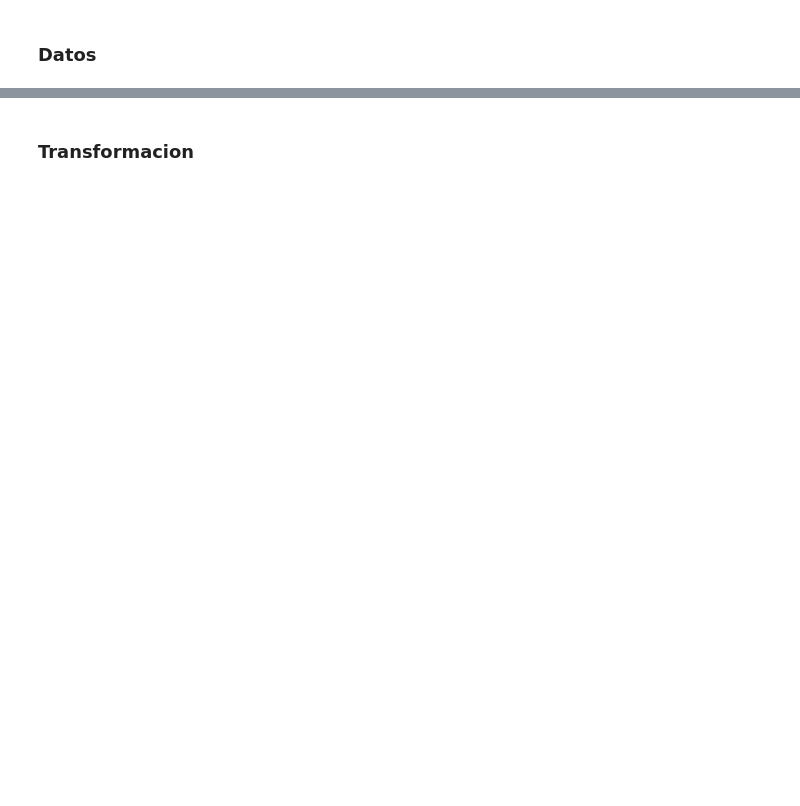
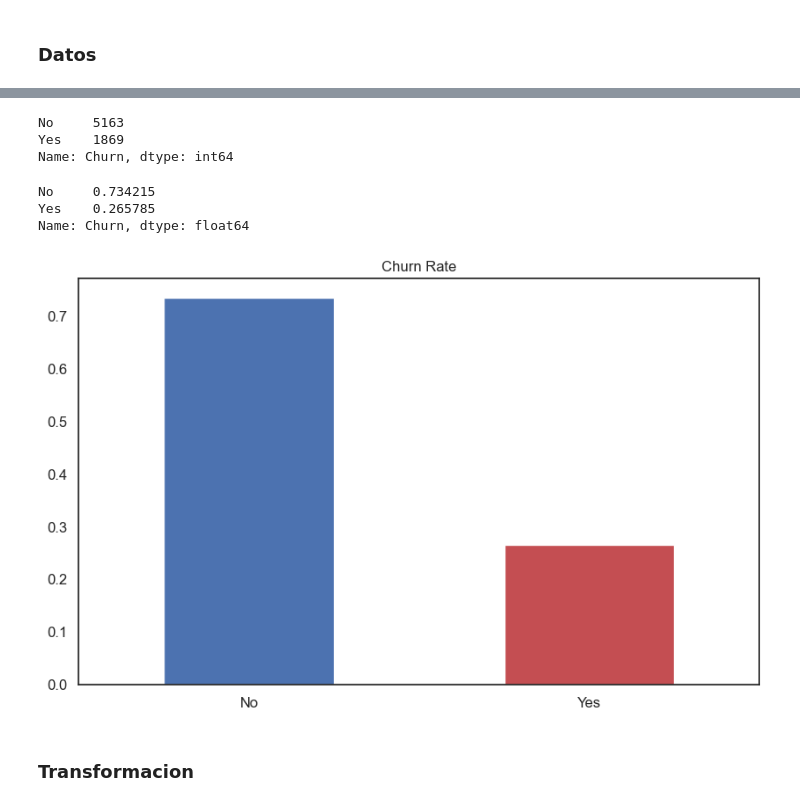
Before and after one commit to Ironhack-Data-Madrid-Enero-2024/apuntes_clase, a Jupyter notebook: semana_7/1.2 - Clasificacion.ipynb, the cells around one changed output, grey strips where cells are left out. Drawn from its saved outputs; the diff is of its cells as text; code cells hidden in the pictures; blank space fills up the shorter version.

```diff
--- a/semana_7/1.2 - Clasificacion.ipynb
+++ b/semana_7/1.2 - Clasificacion.ipynb
@@ -28,3 +28,7 @@ from sklearn.preprocessing import LabelEncoder
 from sklearn.model_selection import train_test_split as tts    # split data into train and test sets
 # %% [markdown]
 ### Datos
+# %%
+df=pd.read_csv('data/churn.csv')
+
+df.head()
@@ -31,2 +66,22 @@ from sklearn.model_selection import train_test_split as tts    # split data into
+# %%
+df.Churn.value_counts()
+# %% [output]
+No     5163
+Yes    1869
+Name: Churn, dtype: int64
+# %%
+(df.Churn.value_counts()/len(df)).plot.bar(color=['b', 'r'],    # plot customer churn rate
+                                           figsize=(10, 6),
+                                           title='Churn Rate',
+                                           rot=0,
+                                           fontsize=12);
+
+
+df.Churn.value_counts()/len(df)
+# %% [output]
+No     0.734215
+Yes    0.265785
+Name: Churn, dtype: float64
+[figure, added]
 # %% [markdown]
 ### Transformacion
```
Also changed, not shown: parts of 31 cells of this notebook, 2 other files.
